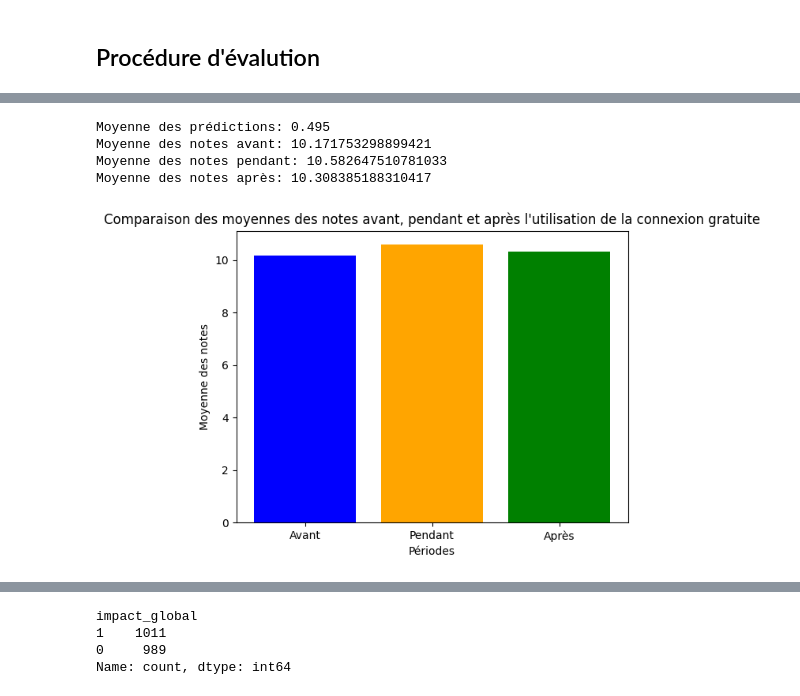
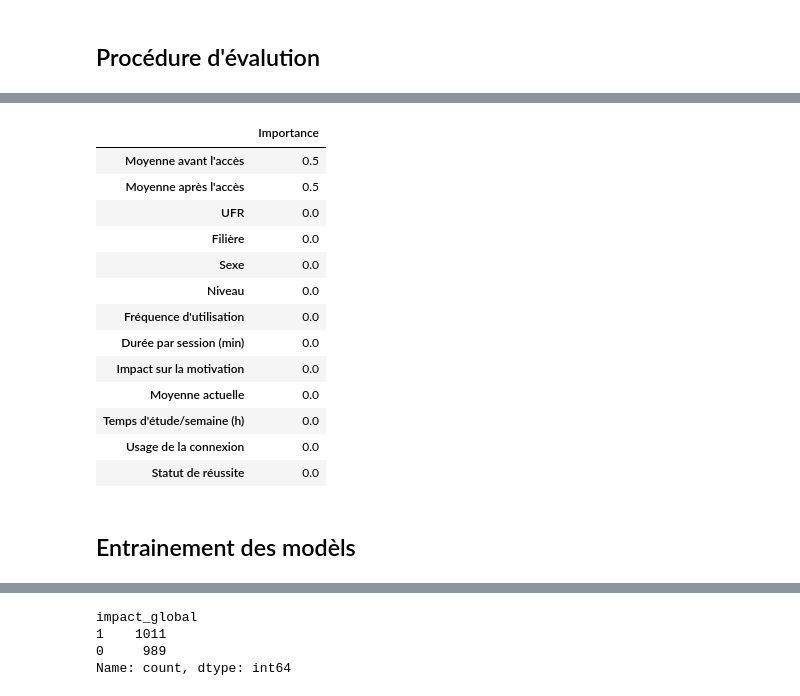
Before and after one commit to SRomeo-dev/Connexion-IESR, a Jupyter notebook: Model global.ipynb, the cells around one changed output, grey strips where cells are left out. Saved outputs shown, nothing was run; the diff lists cells and outputs as text; code cells hidden in the pictures.

```diff
--- a/Model global.ipynb
+++ b/Model global.ipynb
@@ -280,29 +280,19 @@ plt.show()
-# %%
-# Calculer la moyenne des prédictions
-mean_prediction = np.mean(y_pred)
-print(f"Moyenne des prédictions: {mean_prediction}")
-
-# Comparer les moyennes des notes
-mean_avant = df["Moyenne avant l'accès"].mean()
-mean_test = df['Moyenne actuelle'].mean()
-mean_apres = df["Moyenne après l'accès"].mean()
-
-print(f"Moyenne des notes avant: {mean_avant}")
-print(f"Moyenne des notes pendant: {mean_test}")
-print(f"Moyenne des notes après: {mean_apres}")
-
-# Visualisation des moyennes des notes
-labels = ['Avant', 'Pendant', 'Après']
-means = [mean_avant, mean_test, mean_apres]
-
-plt.bar(labels, means, color=['blue', 'orange', 'green'])
-plt.xlabel('Périodes')
-plt.ylabel('Moyenne des notes')
-plt.title('Comparaison des moyennes des notes avant, pendant et après l\'utilisation de la connexion gratuite')
-plt.show()
-# %% [output]
-Moyenne des prédictions: 0.495
-Moyenne des notes avant: 10.171753298899421
-Moyenne des notes pendant: 10.582647510781033
-Moyenne des notes après: 10.308385188310417
-[figure, removed]
+# %%
+feature_importances_df_sorted
+# %% [output]
+|  | Importance |
+| Moyenne avant l'accès | 0.5 |
+| Moyenne après l'accès | 0.5 |
+| UFR | 0.0 |
+| Filière | 0.0 |
+| Sexe | 0.0 |
+| Niveau | 0.0 |
+| Fréquence d'utilisation | 0.0 |
+| Durée par session (min) | 0.0 |
+| Impact sur la motivation | 0.0 |
+| Moyenne actuelle | 0.0 |
+| Temps d'étude/semaine (h) | 0.0 |
+| Usage de la connexion | 0.0 |
+| Statut de réussite | 0.0 |
+# %% [markdown]
+## Entrainement des modèls
```
Also changed, not shown: parts of 19 cells of this notebook.
